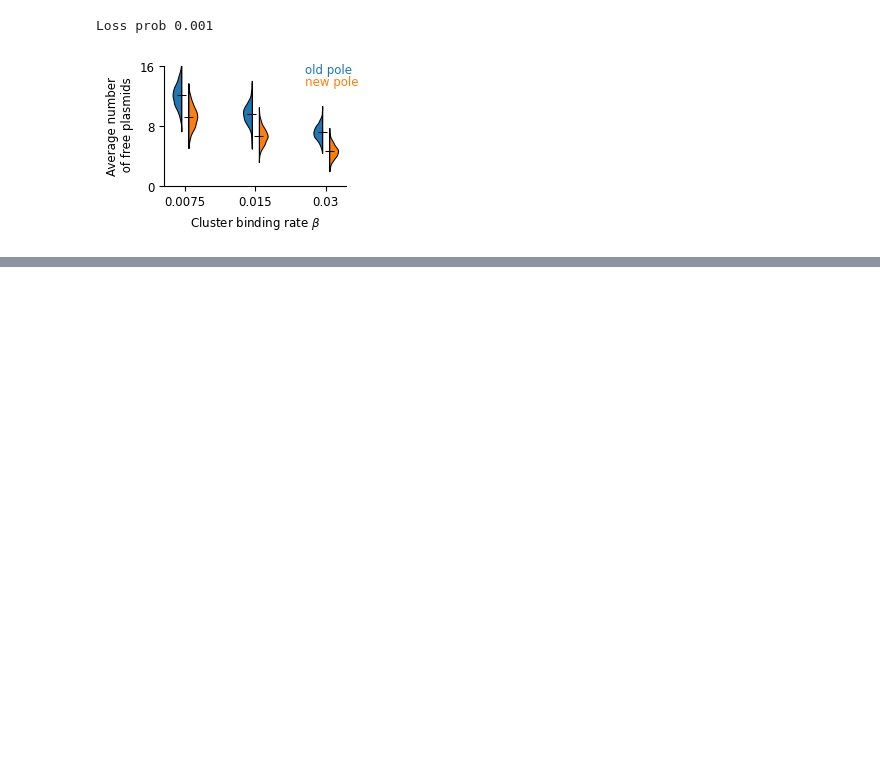
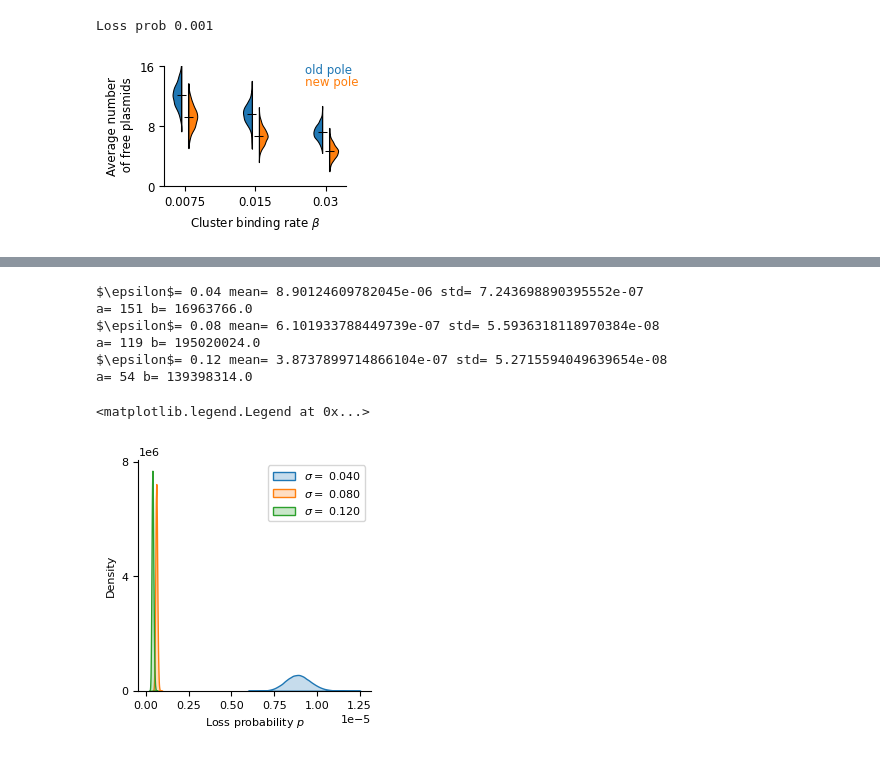
Before and after one commit to mvcortez/Plasmids, a Jupyter notebook: Supplementary Simulations/Analyze_beta.ipynb, the cells around one changed output, grey strips where cells are left out. Cells and saved outputs as stored; diff of their text form; code cells hidden in the pictures; blank space fills up the shorter version.

```diff
--- a/Supplementary Simulations/Analyze_beta.ipynb
+++ b/Supplementary Simulations/Analyze_beta.ipynb
@@ -596,0 +687,47 @@ plt.show()
+# %%
+alpha = 1
+beta = 1
+sigma_vec = [0.04,0.08,0.12]
+
+fig = plt.figure(figsize=(3,3))
+plt.rc('font', size=8)
+ax = fig.add_subplot(111)
+means_p = np.zeros(3)
+std_p = np.zeros(3)
+kk=0
+
+a_vec=np.zeros(3)
+b_vec=np.zeros(3)
+for sigma in sigma_vec:
+    filename = './analysis_beta_data/sigma'+str(sigma)+'.csv'
+    loss = pd.read_csv(filename).values
+    obs = 1./loss
+    n = len(obs)
+    sum_obs = np.sum(obs)-n
+    a = alpha+n
+    b= beta+sum_obs
+    a_vec[kk] = a
+    b_vec[kk] = b
+
+    mean=a/(a+b)
+    std=np.sqrt(a*b/((a+b+1)*(a+b)**2))
+    means_p[kk] =mean
+    std_p[kk] =std
+    samp = np.random.beta(a,b,100000)
+    print('$\epsilon$=',sigma,'mean=',mean,'std=',std)
+    print('a=',a,'b=',b)
+    sns.kdeplot(samp,ax=ax,fill='True',label=r'$\sigma=$ %0.3f' %(sigma))
+    ax.set_xlabel(r'Loss probability $p$')
+    ax.set_yticks([0,4e6,8e6])
+    sns.despine()
+    kk+=1
+plt.legend()
+# %% [output]
+$\epsilon$= 0.04 mean= 8.90124609782045e-06 std= 7.243698890395552e-07
+a= 151 b= 16963766.0
+$\epsilon$= 0.08 mean= 6.101933788449739e-07 std= 5.5936318118970384e-08
+a= 119 b= 195020024.0
+$\epsilon$= 0.12 mean= 3.8737899714866104e-07 std= 5.2715594049639654e-08
+a= 54 b= 139398314.0
+<matplotlib.legend.Legend at 0x...>
+[figure, added]
```
Also changed, not shown: parts of 8 cells of this notebook.
